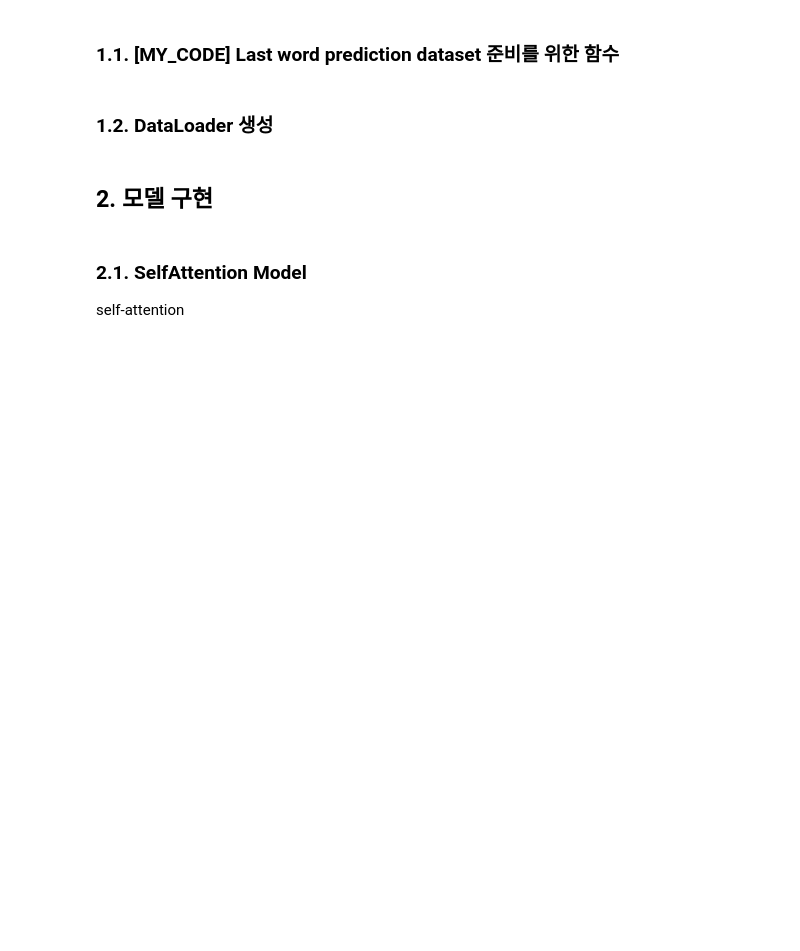
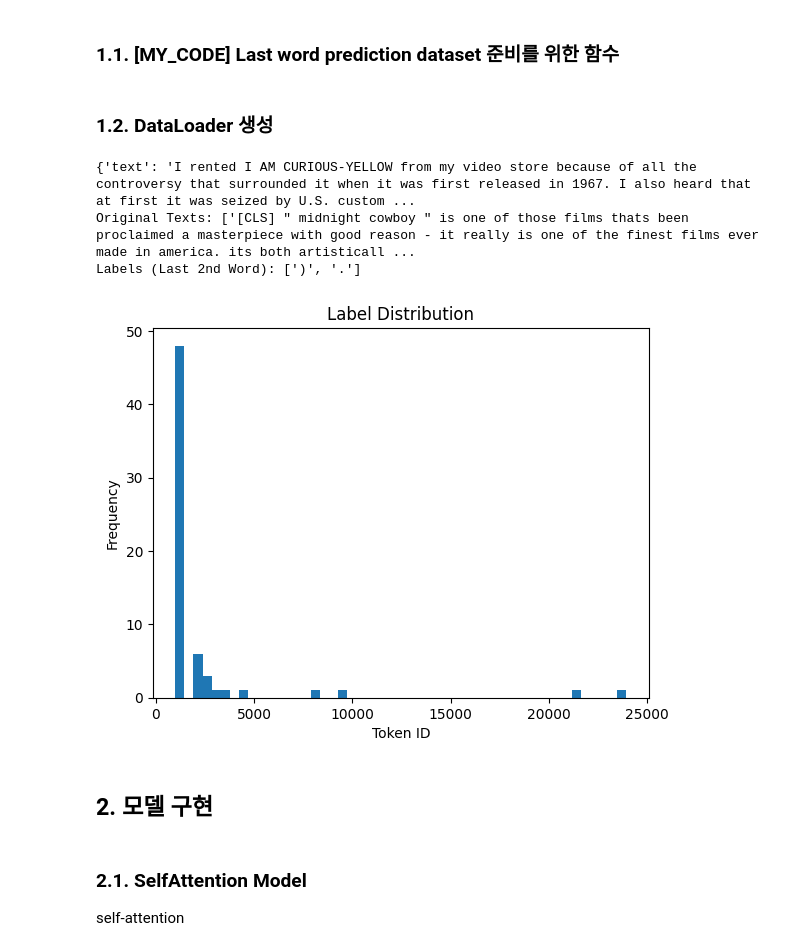
Before and after one commit to mc-friday/hanghaeAI, a Jupyter notebook: [2주차]기본과제.ipynb, the cells around one changed output. Saved outputs shown, nothing was run; the diff lists cells and outputs as text; code cells hidden in the pictures; blank space fills up the shorter version.

```diff
--- a/[2주차]기본과제.ipynb
+++ b/[2주차]기본과제.ipynb
@@ -77,3 +76,37 @@ print(ds['train'][0])  # 샘플 데이터 확인
+# %%
+train_loader = DataLoader(
+    ds['train'], batch_size=64, shuffle=True, collate_fn=collate_fn
+)
+test_loader = DataLoader(
+    ds['test'], batch_size=64, shuffle=False, collate_fn=collate_fn
+)
+
+print(ds['train'][0])  # 샘플 데이터 확인
+
+# 데이터 디버깅 코드 삽입
+for batch in train_loader:
+    texts, labels = batch
+
+    # 텍스트 및 라벨 디코딩 확인
+    decoded_texts = [tokenizer.decode(text) for text in texts[:2]]
+    decoded_labels = [tokenizer.decode([label]) for label in labels[:2]]
+    print("Original Texts:", decoded_texts)
+    print("Labels (Last 2nd Word):", decoded_labels)
+
+    # 라벨 분포 시각화 (한 번만 실행)
+    all_labels = labels.tolist()
+    plt.hist(all_labels, bins=50)
+    plt.title("Label Distribution")
+    plt.xlabel("Token ID")
+    plt.ylabel("Frequency")
+    plt.show()
+
+    break  # 한 배치만 확인하고 중단
+# %% [output]
+{'text': 'I rented I AM CURIOUS-YELLOW from my video store because of all the controversy that surrounded it when it was first released in 1967. I also heard that at first it was seized by U.S. custom ...
+Original Texts: ['[CLS] " midnight cowboy " is one of those films thats been proclaimed a masterpiece with good reason - it really is one of the finest films ever made in america. its both artisticall ...
+Labels (Last 2nd Word): [')', '.']
+[figure, added]
 # %% [markdown]
 ## 2. 모델 구현
 # %% [markdown]
```
Also changed, not shown: parts of 17 cells of this notebook.
